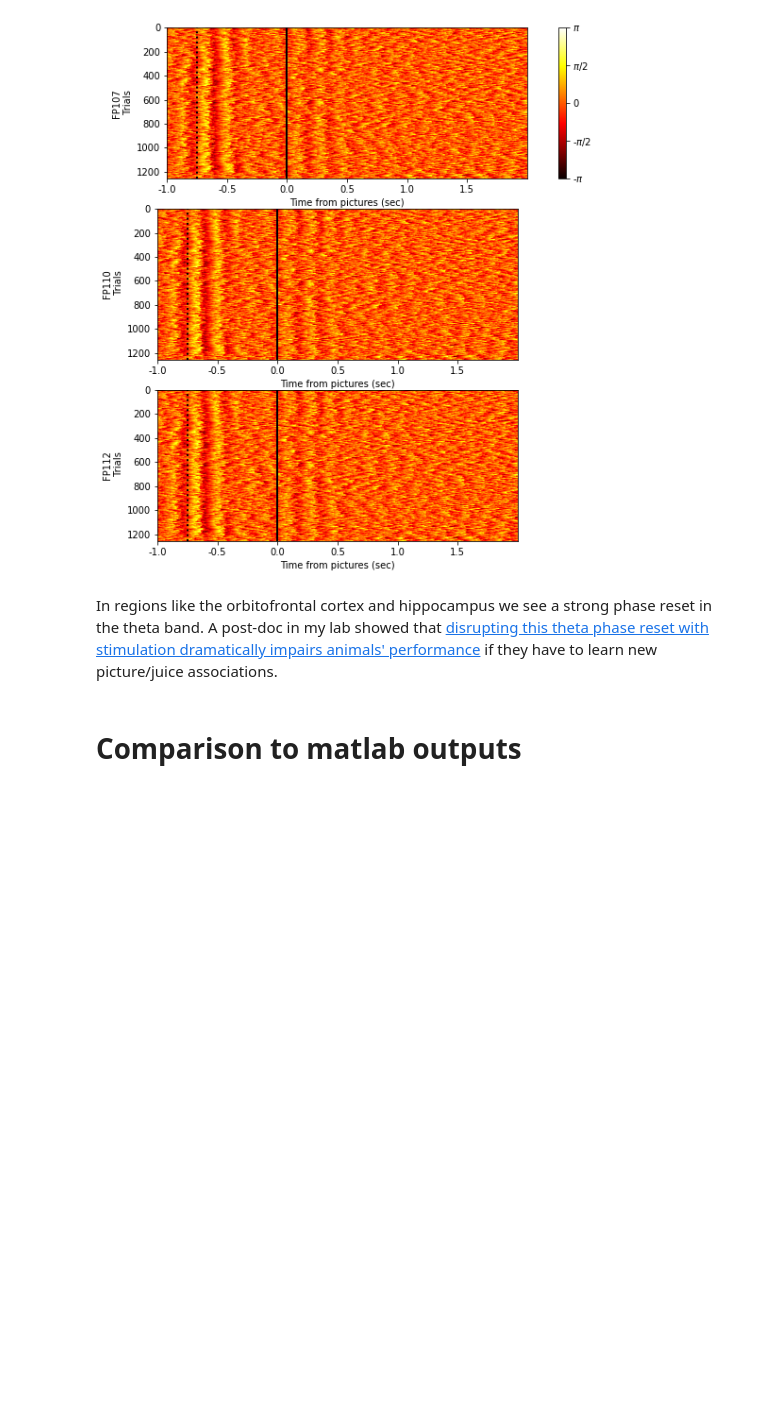
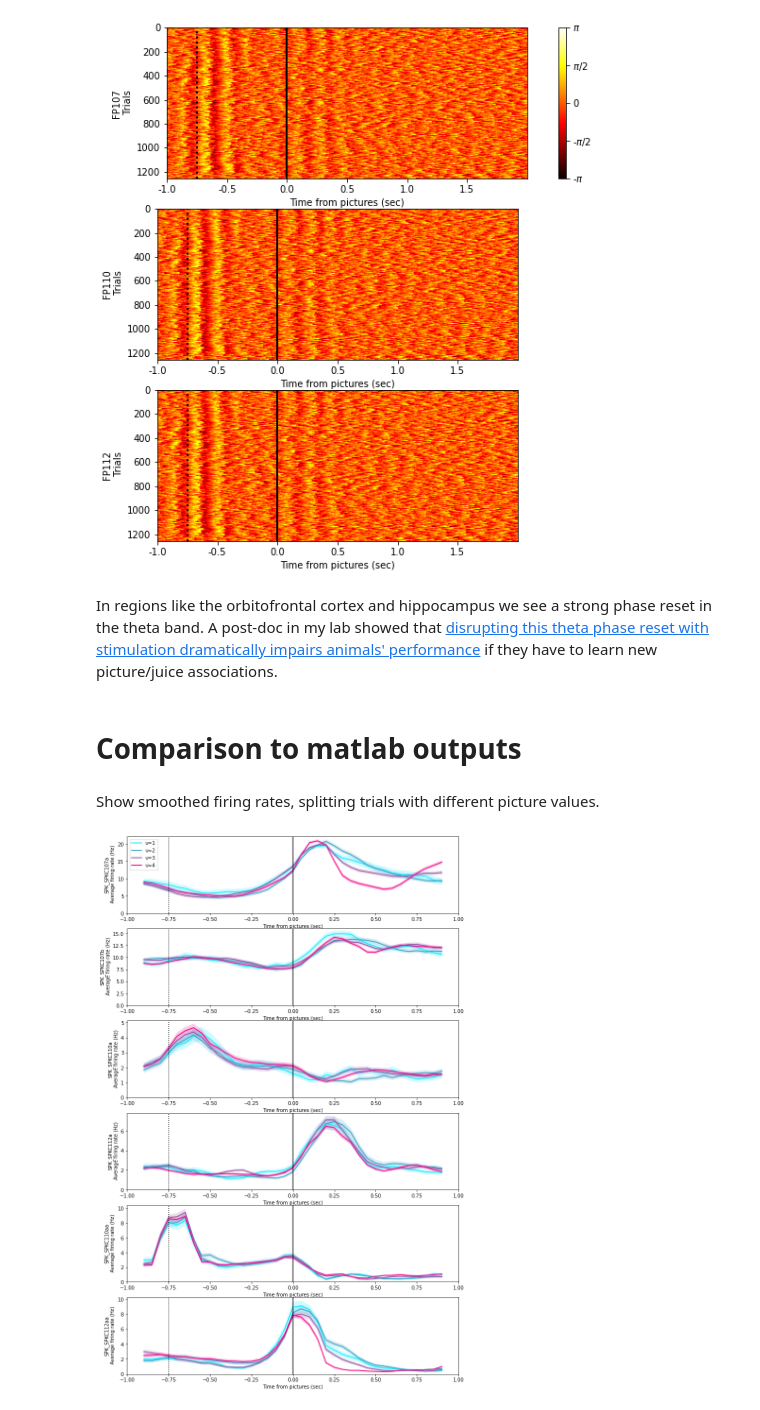
Before and after one commit to zbalewski/python-ay250-homework, a Jupyter notebook: final_project/example_notebook.ipynb, the cells around one changed output. Cells and saved outputs as stored; diff of their text form; code cells hidden in the pictures; blank space fills up the shorter version.

```diff
--- a/final_project/example_notebook.ipynb
+++ b/final_project/example_notebook.ipynb
@@ -408,3 +426,52 @@ for c in range(nchannels):
 In regions like the orbitofrontal cortex and hippocampus we see a strong phase reset in the theta band. A post-doc in my lab showed that [disrupting this theta phase reset with stimulation dramatically impairs animals' performance](https://doi.org/10.1016/j.neuron.2020.02.003) if they have to learn new picture/juice associations.
 # %% [markdown]
 # Comparison to matlab outputs
+# %% [markdown]
+Show smoothed firing rates, splitting trials with different picture values.
+# %%
+# group trials by max picture value
+value_bins = [0, 0.4, 1, 2.2, 5]
+
+trialinfo["value_max_binned"] = np.digitize(
+    trialinfo["value_max"], value_bins)
+# %%
+# use 200 ms sliding windows
+time_window_mini = (-1, 1)  # in sec
+window = 0.2 # in sec
+
+ts_200ms, spk_fr_200ms = brain.sliding_avg(spk_fr_chopped,
+                                           ts_chopped,
+                                           time_window_mini,
+                                           window)
+# %%
+# plot average firing rate across trials with similar max value
+fig = plt.figure(figsize=(12, 20))
+
+value_colors = ["#13EDFF", "#3DA4CA", "#9859AB", "#F30E8C"]
+for u in range(nunits):
+    ax = fig.add_subplot(nunits, 1, u + 1)
+
+    ll = []
+    for v in range(1, 5):
+        tr_idx = np.logical_and(keep_trials,
+                                trialinfo["value_max_binned"] == v)
+        m = np.mean(1000 * spk_fr_200ms[tr_idx, :, u], axis=0)
+        se = np.std(1000 * spk_fr_200ms[tr_idx, :, u], axis=0) / np.sqrt(sum(tr_idx))
+        plt.fill_between(ts_200ms, m - se, m + se, alpha=0.2, facecolor=value_colors[v-1])
+        p = ax.plot(ts_200ms, m, c=value_colors[v-1], linewidth=2)
+        ll += p
+
+    Y = ax.get_ylim()
+    new_Y = (0, Y[1])
+    ax.plot(np.array([-.75, -.75]), new_Y, c="k", linestyle=":")
+    ax.plot(np.array([0, 0]), new_Y, c="k")
+    ax.set_ylim(new_Y)
+    ax.set_xlim((-1, 1))
+
+    if u == 0:
+        ax.legend(handles=ll, labels=["v=1", "v=2", "v=3", "v=4"])
+
+    ax.set_xlabel("Time from pictures (sec)")
+    ax.set_ylabel(spk_meta.ID[u] + "\n Average firing rate (Hz)")
+# %% [output]
+[figure, added]
```
Also changed, not shown: parts of 9 cells of this notebook.
